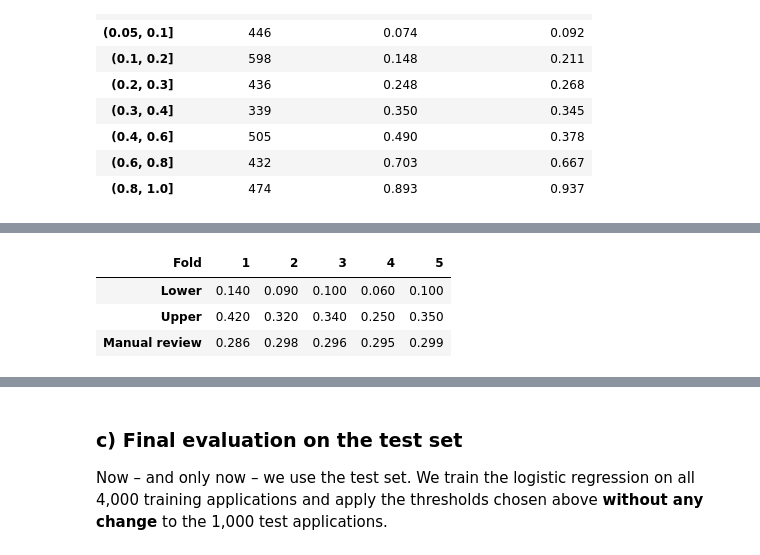
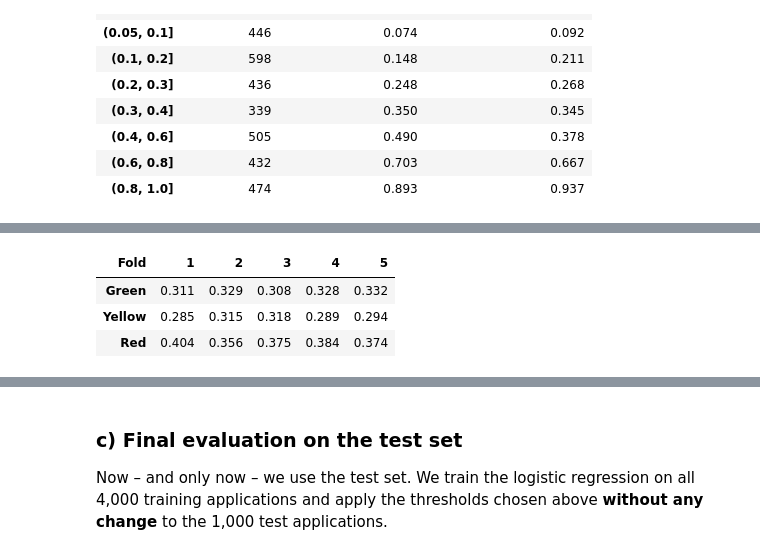
Before and after one commit to cdomat/creditparity, a Jupyter notebook: notebooks/credit_risk_step_5_thresholds_and_zones.ipynb, the cells around one changed output, grey strips where cells are left out. Cells and saved outputs as stored; diff of their text form; code cells hidden in the pictures.

```diff
--- a/notebooks/credit_risk_step_5_thresholds_and_zones.ipynb
+++ b/notebooks/credit_risk_step_5_thresholds_and_zones.ipynb
@@ -347,0 +225,27 @@ sens.pivot_table(index=["Review cost", "Analyst improvement"], columns="Capacity
+# %%
+# Analyst workload for different upper boundaries (lower boundary fixed at the cost-optimal threshold)
+uppers = [0.20, 0.25, 0.30, 0.37, 0.45, 0.50, 0.60]
+workload = []
+for u in uppers:
+    t = zone_table(p_oof, y_oof, T_LOWER, u)
+    workload.append({"Upper boundary": u,
+                     "Manual review (yellow)": t.loc["Yellow", "Share"],
+                     "Decline recommended (red)": t.loc["Red", "Share"],
+                     "Default rate yellow": t.loc["Yellow", "Default rate"],
+                     "Default rate red": t.loc["Red", "Default rate"],
+                     "Good customers in red": t.loc["Red", "Good customers"]})
+workload = pd.DataFrame(workload).set_index("Upper boundary")
+display(workload.round(3))
+
+fig, ax = plt.subplots(figsize=(9, 4))
+ax.plot(workload.index, 100 * workload["Manual review (yellow)"], marker="o",
+        color=ZONE_COLORS["Yellow"], label="Manual review (yellow)")
+ax.plot(workload.index, 100 * workload["Decline recommended (red)"], marker="o",
+        color=ZONE_COLORS["Red"], label="Decline recommended (red)")
+ax.axvline(T_UPPER, ls="--", color="#8C8C8C")
+ax.set_xlabel("Upper boundary (lower boundary fixed at 0.11)")
+ax.set_ylabel("% of applications")
+ax.set_title("Analyst workload vs. upper boundary (out-of-fold)")
+ax.legend()
+plt.tight_layout()
+plt.show()
@@ -348,14 +263,13 @@ sens.pivot_table(index=["Review cost", "Analyst improvement"], columns="Capacity
 # %%
-# Stability across folds: search the boundaries on each fold separately
-fold_zones = []
+# Stability: zone shares in each fold at the fixed boundaries
+fold_shares = []
 for k in range(5):
     m = fold_id == k
-    s = search_zones(p_oof[m], y_oof[m], MAX_REVIEW_SHARE)
-    fold_zones.append({"Fold": k + 1, "Lower": s["Lower"], "Upper": s["Upper"],
-                       "Manual review": round(s["Manual review"], 3)})
-pd.DataFrame(fold_zones).set_index("Fold").T
+    t = zone_table(p_oof[m], y_oof[m])
+    fold_shares.append({"Fold": k + 1, **{z: round(t.loc[z, "Share"], 3) for z in ["Green", "Yellow", "Red"]}})
+pd.DataFrame(fold_shares).set_index("Fold").T
 # %% [output]
 | Fold | 1 | 2 | 3 | 4 | 5 |
-| Lower | 0.140 | 0.090 | 0.100 | 0.060 | 0.100 |
-| Upper | 0.420 | 0.320 | 0.340 | 0.250 | 0.350 |
-| Manual review | 0.286 | 0.298 | 0.296 | 0.295 | 0.299 |
+| Green | 0.311 | 0.329 | 0.308 | 0.328 | 0.332 |
+| Yellow | 0.285 | 0.315 | 0.318 | 0.289 | 0.294 |
+| Red | 0.404 | 0.356 | 0.375 | 0.384 | 0.374 |
```
Also changed, not shown: parts of 17 cells of this notebook, 3 other files.
